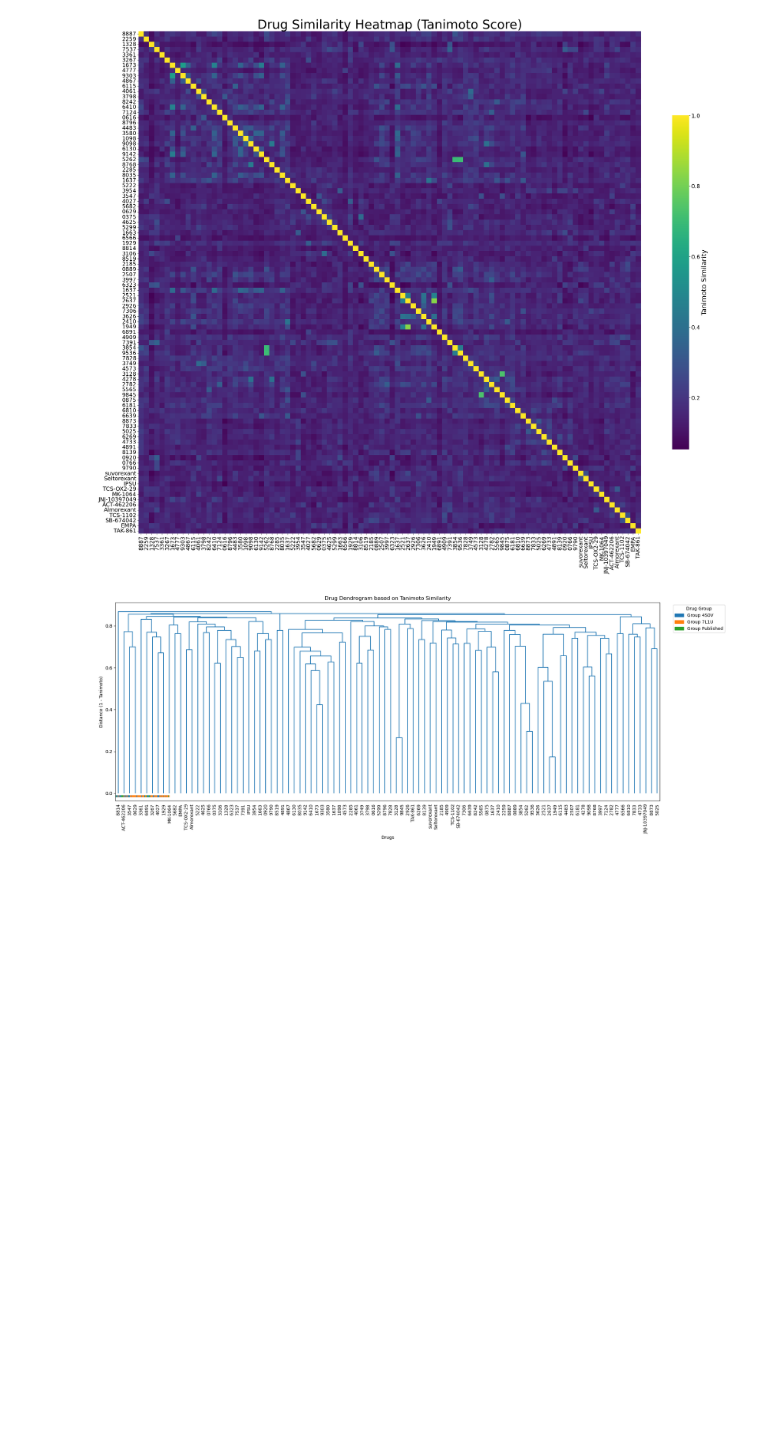
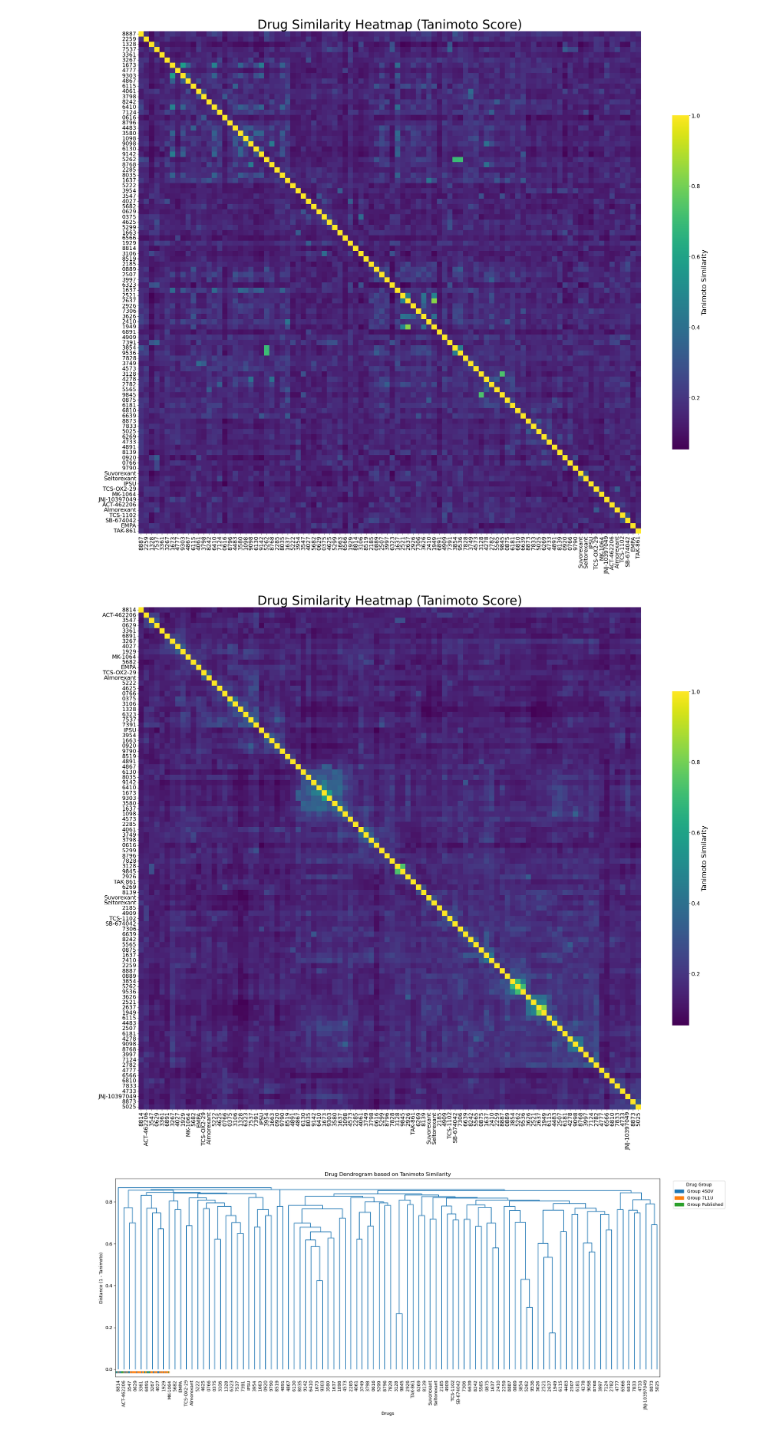
Before and after one commit to toadlover/ginsparg_thymelab_thesis, a Jupyter notebook: jupyter_notebooks/figure_making/drug_phylogeny_summary/drug_phylogeny_analysis.ipynb, the cells around one changed output. Saved outputs shown, nothing was run; the diff lists cells and outputs as text; code cells hidden in the pictures; blank space fills up the shorter version.

Commit message:
ordering heatmap by dendrograph clustering

```diff
--- a/jupyter_notebooks/figure_making/drug_phylogeny_summary/drug_phylogeny_analysis.ipynb
+++ b/jupyter_notebooks/figure_making/drug_phylogeny_summary/drug_phylogeny_analysis.ipynb
@@ -193,6 +193,43 @@ plt.savefig('drug_heatmap.png', dpi=300, bbox_inches='tight')
 plt.show()
 # %% [output]
 [figure]
+# %%
+# Get the order of leaves from the dendrogram
+leaf_order = dendro['leaves']
+
+# Reorder similarity matrix and labels
+reordered_matrix = similarity_matrix[leaf_order, :][:, leaf_order]
+reordered_labels = df['short_id'].values[leaf_order]
+
+# Plot heatmap with reordered data
+plt.figure(figsize=(30, 30))
+ax = sns.heatmap(
+    reordered_matrix,
+    xticklabels=reordered_labels,
+    yticklabels=reordered_labels,
+    cmap="viridis",
+    annot=False,
+    square=True,
+    cbar_kws={
+        'label': 'Tanimoto Similarity',
+        'shrink': 0.5
+    }
+)
+
+plt.title("Drug Similarity Heatmap (Tanimoto Score)", fontsize=40)
+plt.xticks(rotation=90, fontsize=18)
+plt.yticks(rotation=0, fontsize=18)
+
+# Adjust colorbar
+cbar = ax.collections[0].colorbar
+cbar.ax.tick_params(labelsize=18)
+cbar.set_label('Tanimoto Similarity', fontsize=22)
+
+plt.tight_layout()
+plt.savefig('drug_heatmap_clustered.png', dpi=300, bbox_inches='tight')
+plt.show()
+# %% [output]
+[figure, added]
 # %%
 from scipy.cluster.hierarchy import set_link_color_palette
 # Set all dendrogram branches to gray
```
Also changed, not shown: parts of 2 cells of this notebook, 4 other files.
